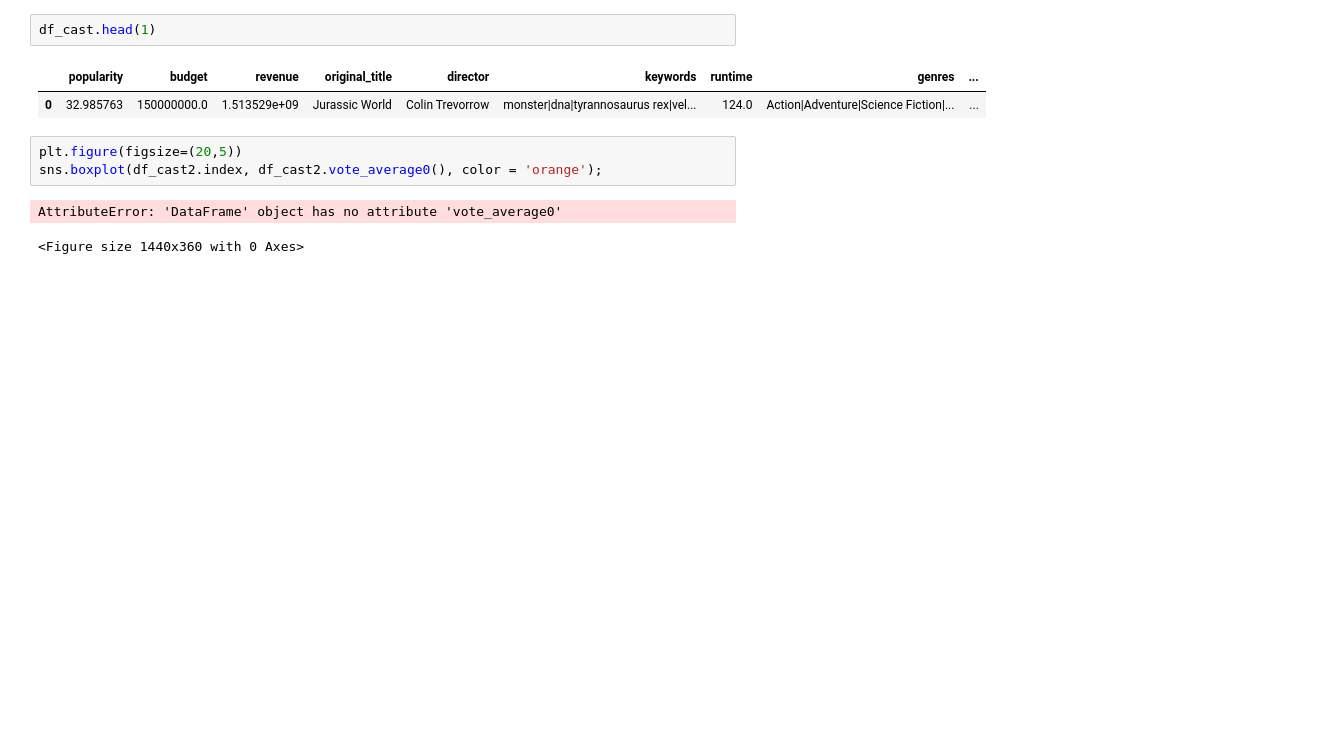
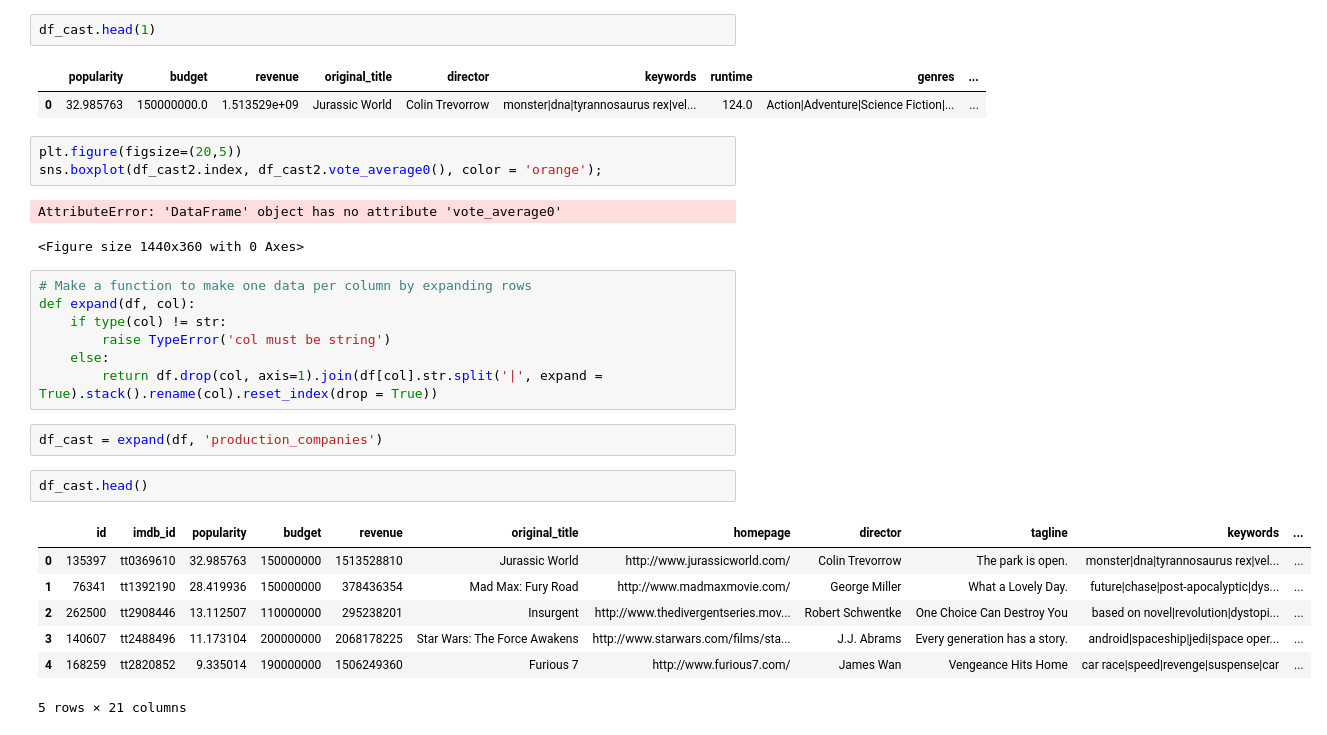
Before and after one commit to KaoriMI/Project_Investigate_a_Dataset, a Jupyter notebook: Draft_report.ipynb, the cells around one changed output. Drawn from its saved outputs; the diff is of its cells as text; blank space fills up the shorter version.

```diff
--- a/Draft_report.ipynb
+++ b/Draft_report.ipynb
@@ -277,3 +277,22 @@ sns.boxplot(df_cast2.index, df_cast2.vote_average0(), color = 'orange');
 # %% [output]
 AttributeError: 'DataFrame' object has no attribute 'vote_average0'
 <Figure size 1440x360 with 0 Axes>
+# %%
+# Make a function to make one data per column by expanding rows
+def expand(df, col):
+    if type(col) != str:
+        raise TypeError('col must be string')
+    else:
+        return df.drop(col, axis=1).join(df[col].str.split('|', expand = True).stack().rename(col).reset_index(drop = True))
+# %%
+df_cast = expand(df, 'production_companies')
+# %%
+df_cast.head()
+# %% [output]
+|  | id | imdb_id | popularity | budget | revenue | original_title | homepage | director | tagline | keywords | ... |
+| 0 | 135397 | tt0369610 | 32.985763 | 150000000 | 1513528810 | Jurassic World | http://www.jurassicworld.com/ | Colin Trevorrow | The park is open. | monster|dna|tyrannosaurus rex|vel... | ... |
+| 1 | 76341 | tt1392190 | 28.419936 | 150000000 | 378436354 | Mad Max: Fury Road | http://www.madmaxmovie.com/ | George Miller | What a Lovely Day. | future|chase|post-apocalyptic|dys... | ... |
+| 2 | 262500 | tt2908446 | 13.112507 | 110000000 | 295238201 | Insurgent | http://www.thedivergentseries.mov... | Robert Schwentke | One Choice Can Destroy You | based on novel|revolution|dystopi... | ... |
+| 3 | 140607 | tt2488496 | 11.173104 | 200000000 | 2068178225 | Star Wars: The Force Awakens | http://www.starwars.com/films/sta... | J.J. Abrams | Every generation has a story. | android|spaceship|jedi|space oper... | ... |
+| 4 | 168259 | tt2820852 | 9.335014 | 190000000 | 1506249360 | Furious 7 | http://www.furious7.com/ | James Wan | Vengeance Hits Home | car race|speed|revenge|suspense|car | ... |
+5 rows × 21 columns
```
Also changed, not shown: 3 other files.
